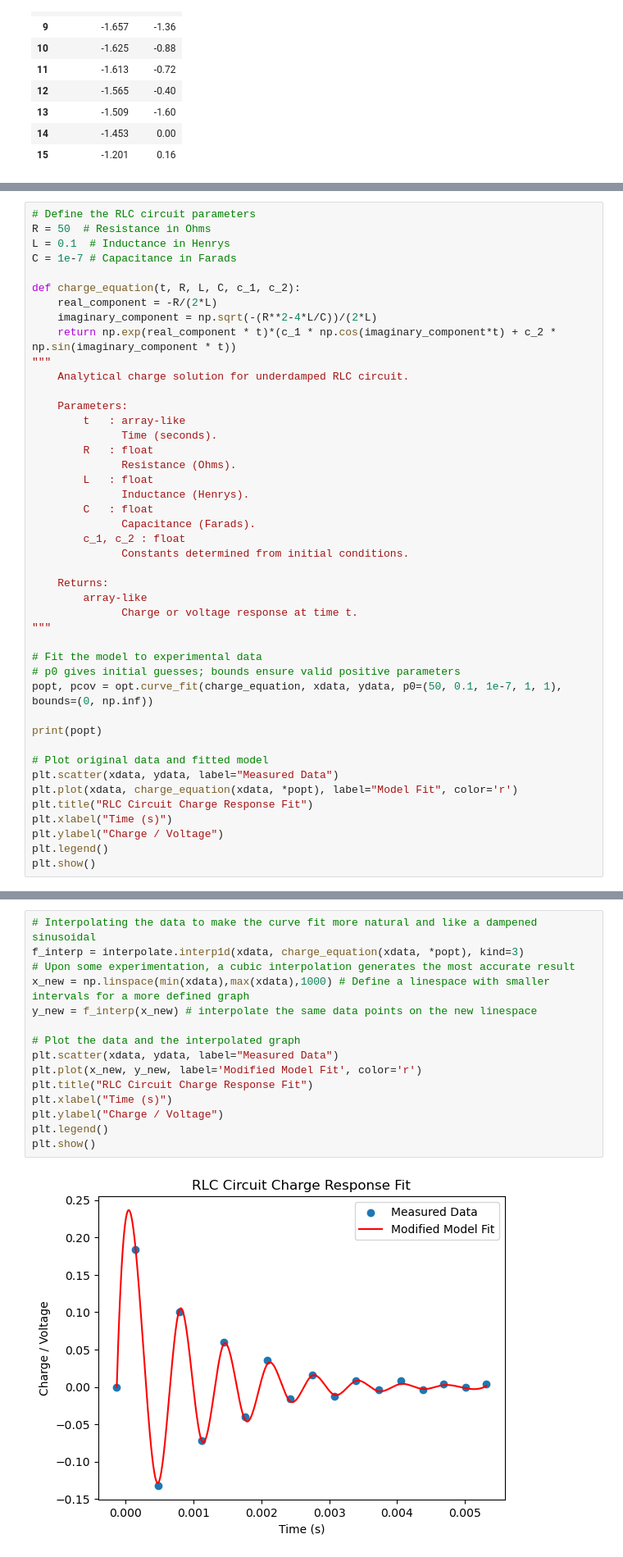
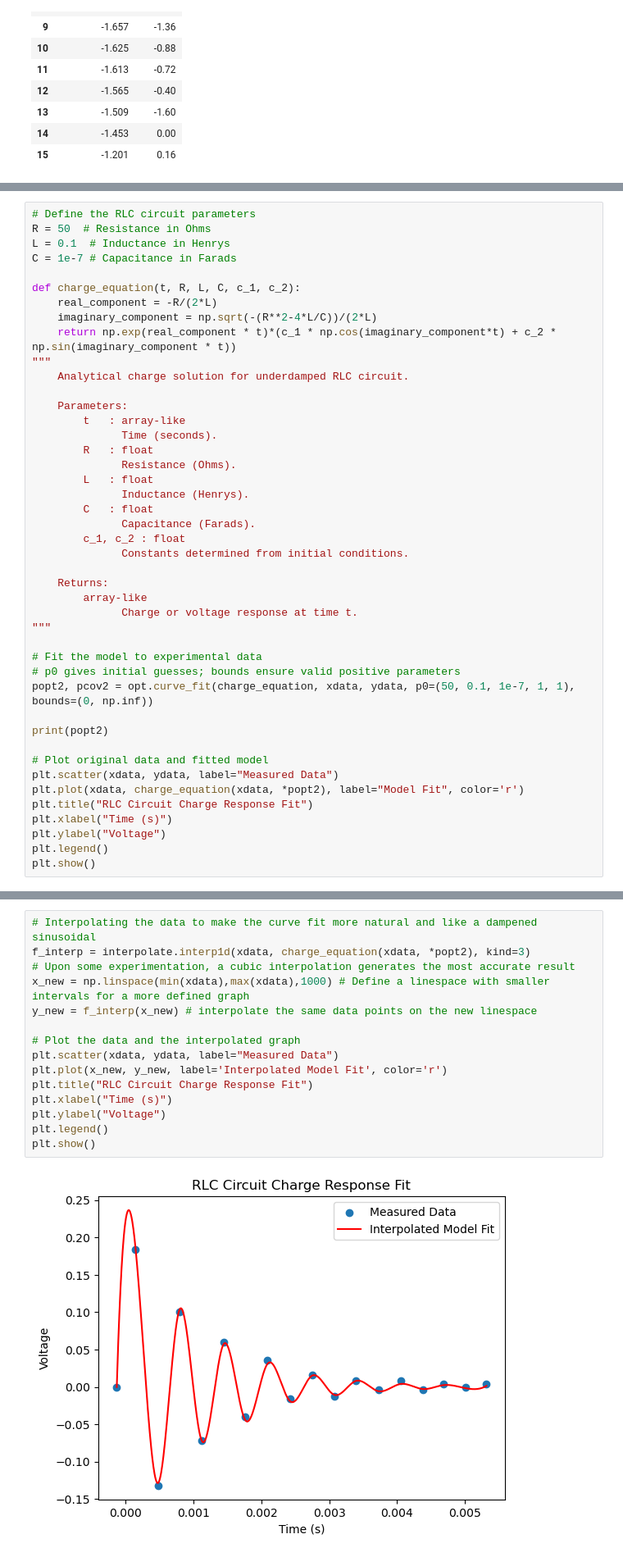
Before and after one commit to A-near-van/Python-Decal-FA25-RLC-Circuits, a Jupyter notebook: RLC_Circuit_Model.ipynb, the cells around one changed output, grey strips where cells are left out. Shown at 82% size. Drawn from its saved outputs; the diff is of its cells as text.

```diff
--- a/RLC_Circuit_Model.ipynb
+++ b/RLC_Circuit_Model.ipynb
@@ -268,16 +268,16 @@ def charge_equation(t, R, L, C, c_1, c_2):
 
 # Fit the model to experimental data
 # p0 gives initial guesses; bounds ensure valid positive parameters
-popt, pcov = opt.curve_fit(charge_equation, xdata, ydata, p0=(50, 0.1, 1e-7, 1, 1), bounds=(0, np.inf))
+popt2, pcov2 = opt.curve_fit(charge_equation, xdata, ydata, p0=(50, 0.1, 1e-7, 1, 1), bounds=(0, np.inf))
 
-print(popt)
+print(popt2)
 
 # Plot original data and fitted model
 plt.scatter(xdata, ydata, label="Measured Data")
-plt.plot(xdata, charge_equation(xdata, *popt), label="Model Fit", color='r')
+plt.plot(xdata, charge_equation(xdata, *popt2), label="Model Fit", color='r')
 plt.title("RLC Circuit Charge Response Fit")
 plt.xlabel("Time (s)")
-plt.ylabel("Charge / Voltage")
+plt.ylabel("Voltage")
 plt.legend()
 plt.show()
 # %% [output]
@@ -287,20 +287,20 @@ plt.show()
 # %%
 # Interpolating the data to make the curve fit more natural and like a dampened sinusoidal
-f_interp = interpolate.interp1d(xdata, charge_equation(xdata, *popt), kind=3)
+f_interp = interpolate.interp1d(xdata, charge_equation(xdata, *popt2), kind=3)
 # Upon some experimentation, a cubic interpolation generates the most accurate result
 x_new = np.linspace(min(xdata),max(xdata),1000) # Define a linespace with smaller intervals for a more defined graph
 y_new = f_interp(x_new) # interpolate the same data points on the new linespace
 
 # Plot the data and the interpolated graph
 plt.scatter(xdata, ydata, label="Measured Data")
-plt.plot(x_new, y_new, label='Modified Model Fit', color='r')
+plt.plot(x_new, y_new, label='Interpolated Model Fit', color='r')
 plt.title("RLC Circuit Charge Response Fit")
 plt.xlabel("Time (s)")
-plt.ylabel("Charge / Voltage")
+plt.ylabel("Voltage")
 plt.legend()
 plt.show()
 # %% [output]
-[figure, old version]
+[figure, new version]
 # %%
 # Create a plot for animating the oscillation of voltage in the RLC circuit system over time
 fig, ax = plt.subplots()
```
Also changed, not shown: parts of 2 cells of this notebook.
